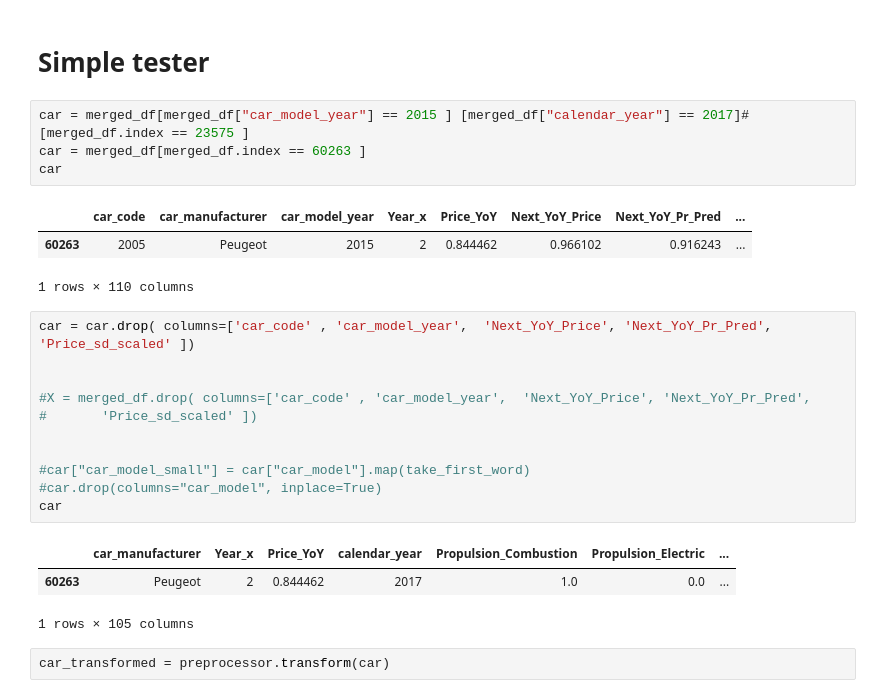
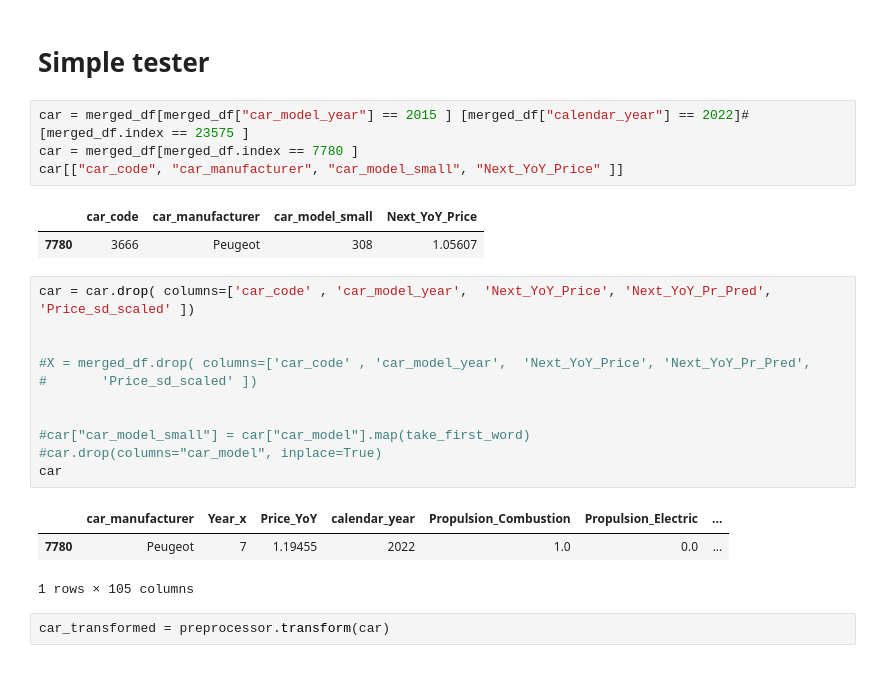
Before and after one commit to marcnaweb/car_recommendation_engine, a Jupyter notebook: notebooks/marc_price_model_v2b.ipynb, the cells around one changed output. Saved outputs shown, nothing was run; the diff lists cells and outputs as text.

```diff
--- a/notebooks/marc_price_model_v2b.ipynb
+++ b/notebooks/marc_price_model_v2b.ipynb
@@ -268,13 +353,12 @@ pickle.dump(xgb_reg, open(filename, 'wb'))
 # %% [markdown]
 # Simple tester
 # %%
-car = merged_df[merged_df["car_model_year"] == 2015 ] [merged_df["calendar_year"] == 2017]#[merged_df.index == 23575 ]
-car = merged_df[merged_df.index == 60263 ]
-car
+car = merged_df[merged_df["car_model_year"] == 2015 ] [merged_df["calendar_year"] == 2022]#[merged_df.index == 23575 ]
+car = merged_df[merged_df.index == 7780 ]
+car[["car_code", "car_manufacturer", "car_model_small", "Next_YoY_Price" ]]
 # %% [output]
-|  | car_code | car_manufacturer | car_model_year | Year_x | Price_YoY | Next_YoY_Price | Next_YoY_Pr_Pred | ... |
-| 60263 | 2005 | Peugeot | 2015 | 2 | 0.844462 | 0.966102 | 0.916243 | ... |
+|  | car_code | car_manufacturer | car_model_small | Next_YoY_Price |
+| 7780 | 3666 | Peugeot | 308 | 1.05607 |
-1 rows × 110 columns
 # %%
 car = car.drop( columns=['car_code' , 'car_model_year',  'Next_YoY_Price', 'Next_YoY_Pr_Pred', 'Price_sd_scaled' ])
 
@@ -288,7 +372,7 @@ car = car.drop( columns=['car_code' , 'car_model_year',  'Next_YoY_Price', 'Next
 car
 # %% [output]
 |  | car_manufacturer | Year_x | Price_YoY | calendar_year | Propulsion_Combustion | Propulsion_Electric | ... |
-| 60263 | Peugeot | 2 | 0.844462 | 2017 | 1.0 | 0.0 | ... |
+| 7780 | Peugeot | 7 | 1.19455 | 2022 | 1.0 | 0.0 | ... |
 1 rows × 105 columns
 # %%
 car_transformed = preprocessor.transform(car)
```
Also changed, not shown: parts of 19 cells of this notebook.
